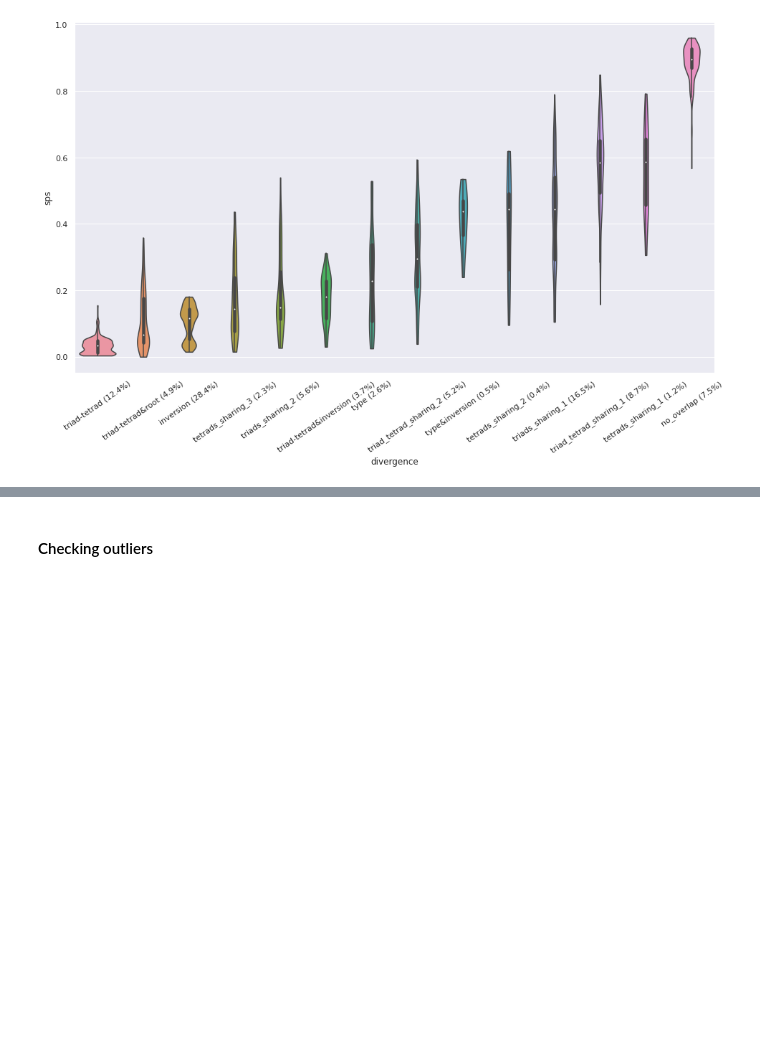
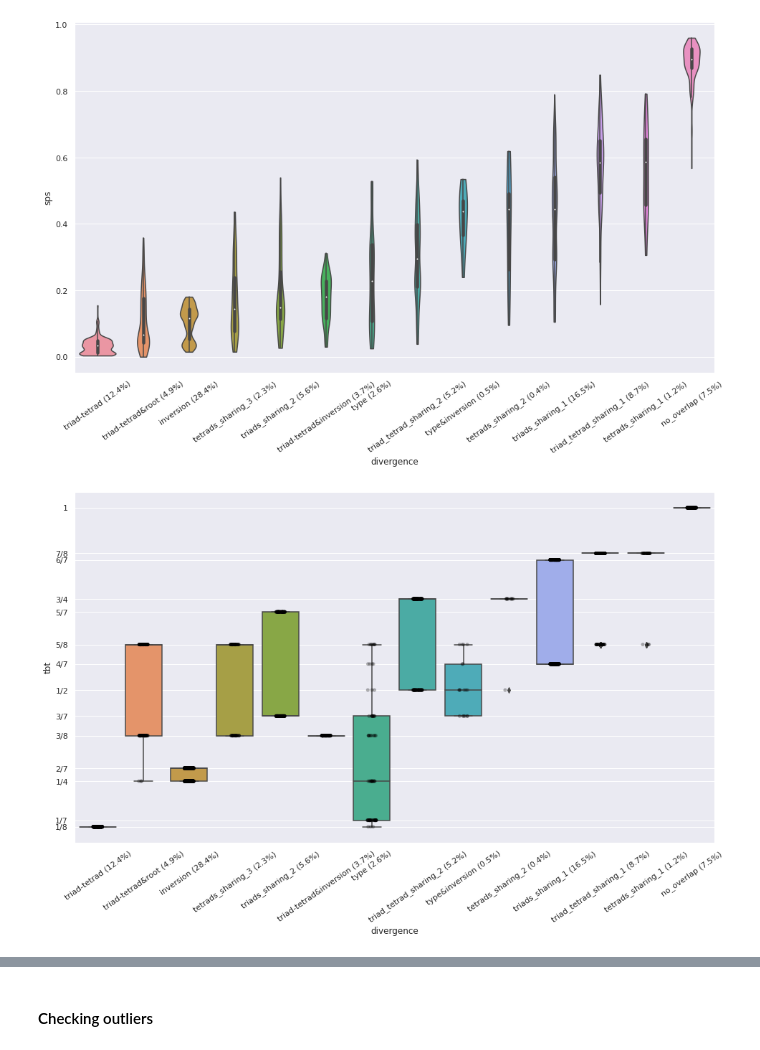
Before and after one commit to DCMLab/chord-eval, a Jupyter notebook: NoteBooks/categorizing_divergences.ipynb, the cells around one changed output, grey strips where cells are left out. Drawn from its saved outputs; the diff is of its cells as text; code cells hidden in the pictures; blank space fills up the shorter version.

Commit message:
added categories for the other metrics

```diff
--- a/NoteBooks/categorizing_divergences.ipynb
+++ b/NoteBooks/categorizing_divergences.ipynb
@@ -177,3 +177,14 @@ plt.savefig('../figures/categories.png', bbox_inches='tight')
 plt.show()
 # %% [output]
 [figure]
+# %%
+ax = sns.boxplot(data=df, x=ctgs, y='tbt', order=order_by_median)
+ax = sns.stripplot(data=df, x=ctgs, y='tbt', order=order_by_median, marker="o", alpha=0.3, color="black")
+ax.set_xticklabels(labels)
+plt.xticks(rotation=35)
+yticks = sorted(df.tbt.unique())
+plt.yticks(df.tbt.astype(float).unique(), df.tbt.unique())
+plt.savefig('../figures/categories_tbt.png', bbox_inches='tight')
+plt.show()
+# %% [output]
+[figure, added]
```
Also changed, not shown: parts of 2 cells of this notebook, 3 other files.
